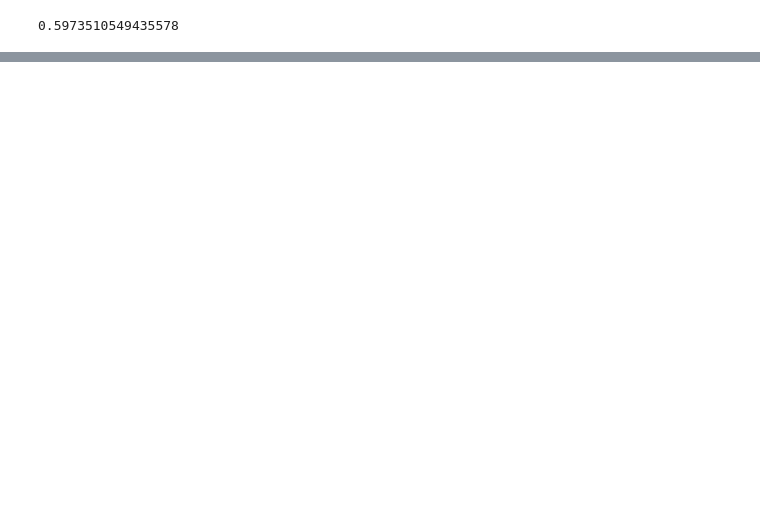
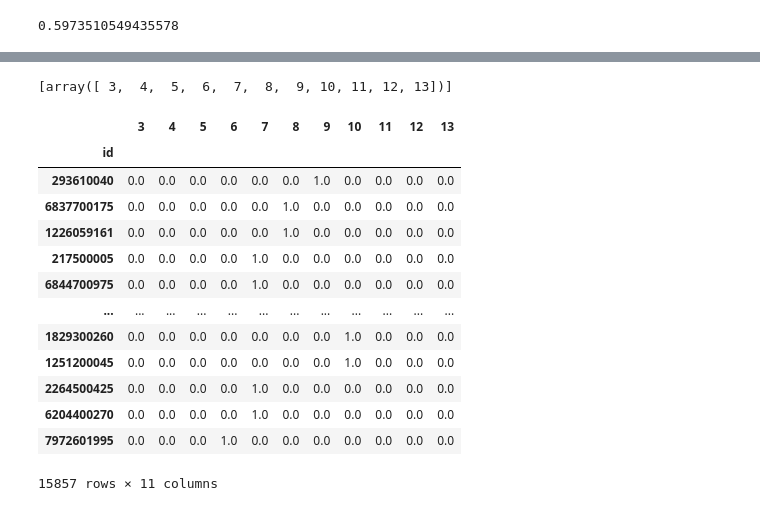
Before and after one commit to smashley-eakland/phase-2-project, a Jupyter notebook: GroupU_Project.ipynb, the cells around one changed output, grey strips where cells are left out. Drawn from its saved outputs; the diff is of its cells as text; code cells hidden in the pictures; blank space fills up the shorter version.

```diff
--- a/GroupU_Project.ipynb
+++ b/GroupU_Project.ipynb
@@ -854,0 +729,4 @@ lr.score(x_test,y_test)
+# %%
+view_encoded_train = ohe.transform(view_train)
+view_encoded_train = pd.DataFrame(view_encoded_train, columns=ohe.categories_[0], index=X_train.index)
+view_encoded_train
@@ -854,0 +748,3 @@ lr.score(x_test,y_test)
+# %%
+X_train.drop('view', axis=1, inplace=True)
+X_train
@@ -854,0 +766,3 @@ lr.score(x_test,y_test)
+# %%
+X_train = pd.concat([X_train, view_encoded_train], axis=1)
+X_train
@@ -854,0 +804,26 @@ lr.score(x_test,y_test)
+# %%
+grade_train = X_train[['grade']]
+grade_ohe = OneHotEncoder(categories='auto', sparse=False, handle_unknown="ignore")
+grade_ohe.fit(grade_train)
+grade_ohe.categories_
+# %% [output]
+[array([ 3,  4,  5,  6,  7,  8,  9, 10, 11, 12, 13])]
+# %%
+grade_encoded_train = grade_ohe.transform(grade_train)
+grade_encoded_train = pd.DataFrame(grade_encoded_train, columns=grade_ohe.categories_[0], index=X_train.index)
+grade_encoded_train
+# %% [output]
+|  | 3 | 4 | 5 | 6 | 7 | 8 | 9 | 10 | 11 | 12 | 13 |
+| id |  |  |  |  |  |  |  |  |  |  |  |
+| 293610040 | 0.0 | 0.0 | 0.0 | 0.0 | 0.0 | 0.0 | 1.0 | 0.0 | 0.0 | 0.0 | 0.0 |
+| 6837700175 | 0.0 | 0.0 | 0.0 | 0.0 | 0.0 | 1.0 | 0.0 | 0.0 | 0.0 | 0.0 | 0.0 |
+| 1226059161 | 0.0 | 0.0 | 0.0 | 0.0 | 0.0 | 1.0 | 0.0 | 0.0 | 0.0 | 0.0 | 0.0 |
+| 217500005 | 0.0 | 0.0 | 0.0 | 0.0 | 1.0 | 0.0 | 0.0 | 0.0 | 0.0 | 0.0 | 0.0 |
+| 6844700975 | 0.0 | 0.0 | 0.0 | 0.0 | 1.0 | 0.0 | 0.0 | 0.0 | 0.0 | 0.0 | 0.0 |
+| ... | ... | ... | ... | ... | ... | ... | ... | ... | ... | ... | ... |
+| 1829300260 | 0.0 | 0.0 | 0.0 | 0.0 | 0.0 | 0.0 | 0.0 | 1.0 | 0.0 | 0.0 | 0.0 |
+| 1251200045 | 0.0 | 0.0 | 0.0 | 0.0 | 0.0 | 0.0 | 0.0 | 1.0 | 0.0 | 0.0 | 0.0 |
+| 2264500425 | 0.0 | 0.0 | 0.0 | 0.0 | 1.0 | 0.0 | 0.0 | 0.0 | 0.0 | 0.0 | 0.0 |
+| 6204400270 | 0.0 | 0.0 | 0.0 | 0.0 | 1.0 | 0.0 | 0.0 | 0.0 | 0.0 | 0.0 | 0.0 |
+| 7972601995 | 0.0 | 0.0 | 0.0 | 1.0 | 0.0 | 0.0 | 0.0 | 0.0 | 0.0 | 0.0 | 0.0 |
+15857 rows × 11 columns
```
Also changed, not shown: parts of 87 cells of this notebook.
